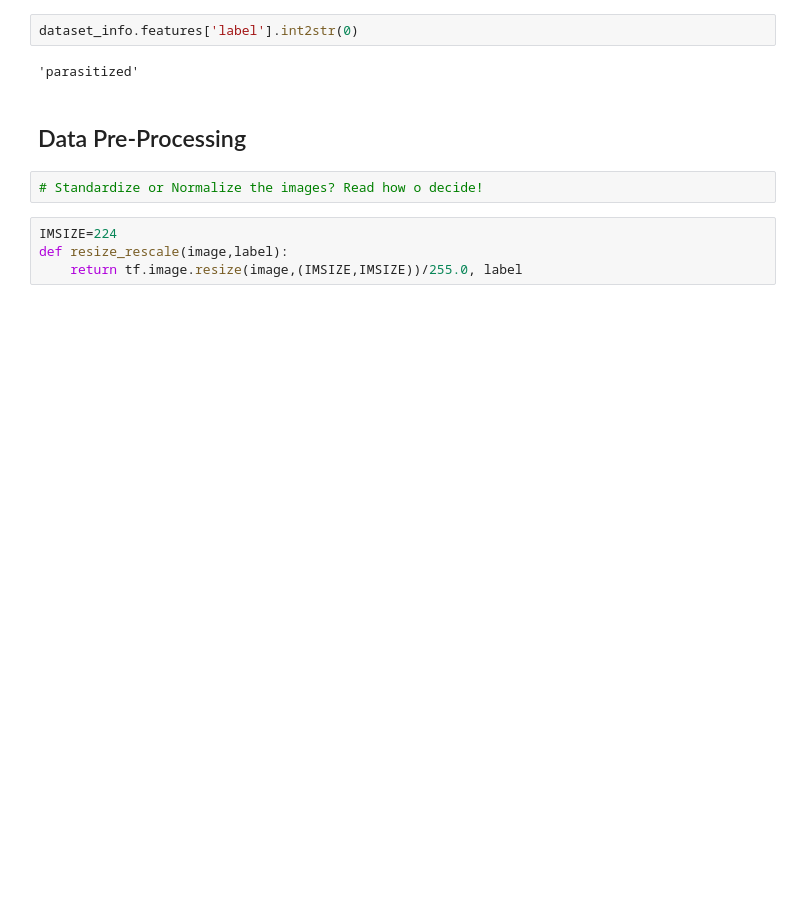
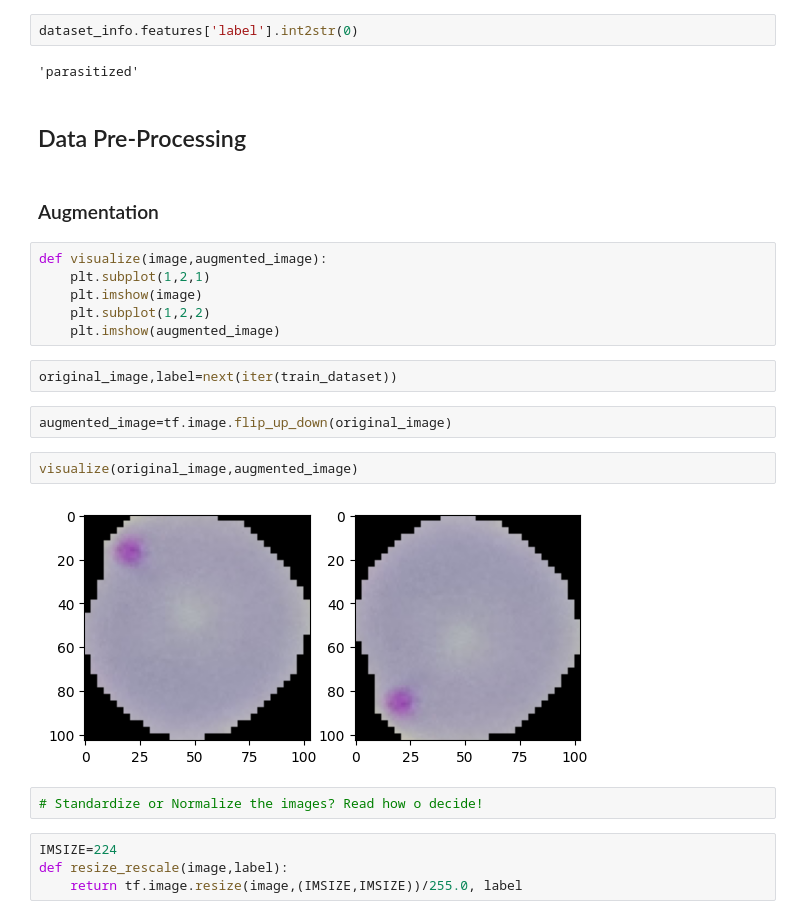
Before and after one commit to HridayNagrani0/Vision, a Jupyter notebook: Malaria Detection/Malaria Detection.ipynb, the cells around one changed output. Saved outputs shown, nothing was run; the diff lists cells and outputs as text; blank space fills up the shorter version.

```diff
--- a/Malaria Detection/Malaria Detection.ipynb
+++ b/Malaria Detection/Malaria Detection.ipynb
@@ -109,6 +109,22 @@ dataset_info.features['label'].int2str(0)
 'parasitized'
 # %% [markdown]
 ## Data Pre-Processing
+# %% [markdown]
+### Augmentation
+# %%
+def visualize(image,augmented_image):
+    plt.subplot(1,2,1)
+    plt.imshow(image)
+    plt.subplot(1,2,2)
+    plt.imshow(augmented_image)
+# %%
+original_image,label=next(iter(train_dataset))
+# %%
+augmented_image=tf.image.flip_up_down(original_image)
+# %%
+visualize(original_image,augmented_image)
+# %% [output]
+[figure, added]
 # %%
 # Standardize or Normalize the images? Read how o decide!
 # %%
```
Also changed, not shown: parts of 19 cells of this notebook.
